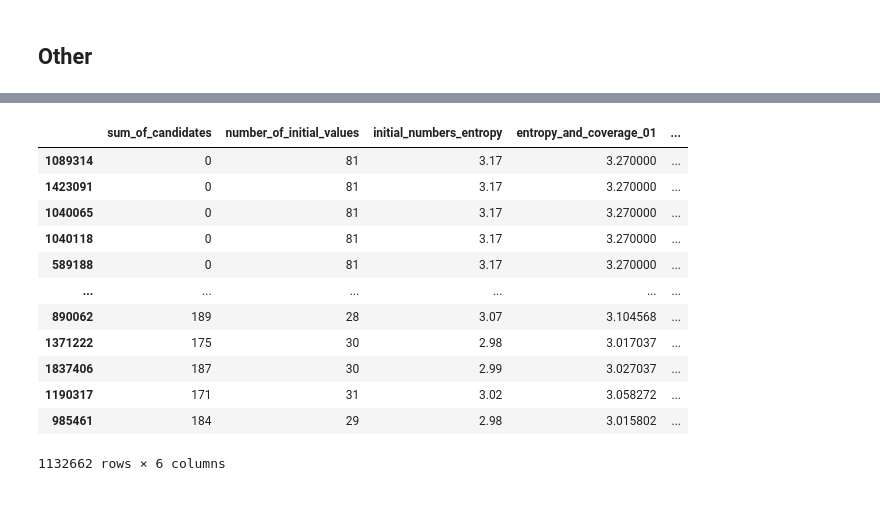
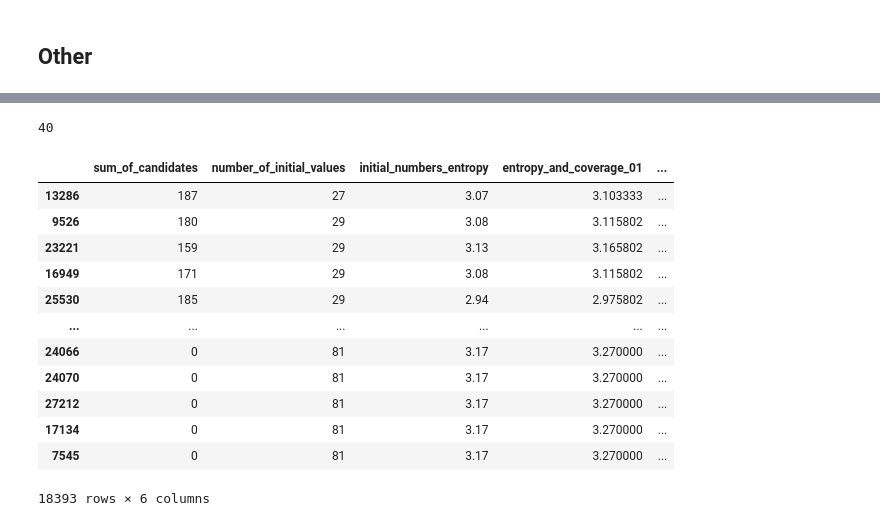
Before and after one commit to Adik8688/sudoku_major_project, a Jupyter notebook: analysis.ipynb, the cells around one changed output, grey strips where cells are left out. Drawn from its saved outputs; the diff is of its cells as text; code cells hidden in the pictures.

```diff
--- a/analysis.ipynb
+++ b/analysis.ipynb
@@ -3,7 +3,7 @@ import pandas as pd
 import numpy as np
 import matplotlib.pyplot as plt
 
-filepath = "analysis_random.csv"
+filepath = "csvs/analysis_random_v3.csv"
 df = pd.read_csv(filepath, sep=";")
 
 df_filtered = df[df["numbers_of_steps_to_solve"] != -1]
@@ -221,16 +185,26 @@ df[df['numbers_of_steps_to_solve'] == -1].sort_values('number_of_initial_values'
+# %%
+df_filtered[df_filtered['number_of_initial_values'] == 81]["numbers_of_steps_to_solve"].max()
+
+for i in range(81, 0, -1):
+    tmp = df_filtered[df_filtered['number_of_initial_values'] == i]["numbers_of_steps_to_solve"]
+    if  tmp.min() != tmp.max():
+        print(i)
+        break
+# %% [output]
+40
 # %%
-df_filtered.sort_values("numbers_of_steps_to_solve")
+df_filtered.sort_values("number_of_initial_values")
 # %% [output]
 |  | sum_of_candidates | number_of_initial_values | initial_numbers_entropy | entropy_and_coverage_01 | ... |
-| 1089314 | 0 | 81 | 3.17 | 3.270000 | ... |
-| 1423091 | 0 | 81 | 3.17 | 3.270000 | ... |
-| 1040065 | 0 | 81 | 3.17 | 3.270000 | ... |
-| 1040118 | 0 | 81 | 3.17 | 3.270000 | ... |
-| 589188 | 0 | 81 | 3.17 | 3.270000 | ... |
+| 13286 | 187 | 27 | 3.07 | 3.103333 | ... |
+| 9526 | 180 | 29 | 3.08 | 3.115802 | ... |
+| 23221 | 159 | 29 | 3.13 | 3.165802 | ... |
+| 16949 | 171 | 29 | 3.08 | 3.115802 | ... |
+| 25530 | 185 | 29 | 2.94 | 2.975802 | ... |
 | ... | ... | ... | ... | ... | ... |
-| 890062 | 189 | 28 | 3.07 | 3.104568 | ... |
-| 1371222 | 175 | 30 | 2.98 | 3.017037 | ... |
-| 1837406 | 187 | 30 | 2.99 | 3.027037 | ... |
-| 1190317 | 171 | 31 | 3.02 | 3.058272 | ... |
-| 985461 | 184 | 29 | 2.98 | 3.015802 | ... |
+| 24066 | 0 | 81 | 3.17 | 3.270000 | ... |
+| 24070 | 0 | 81 | 3.17 | 3.270000 | ... |
+| 27212 | 0 | 81 | 3.17 | 3.270000 | ... |
+| 17134 | 0 | 81 | 3.17 | 3.270000 | ... |
+| 7545 | 0 | 81 | 3.17 | 3.270000 | ... |
-1132662 rows × 6 columns
+18393 rows × 6 columns
```
Also changed, not shown: parts of 14 cells of this notebook, 5 other files.
